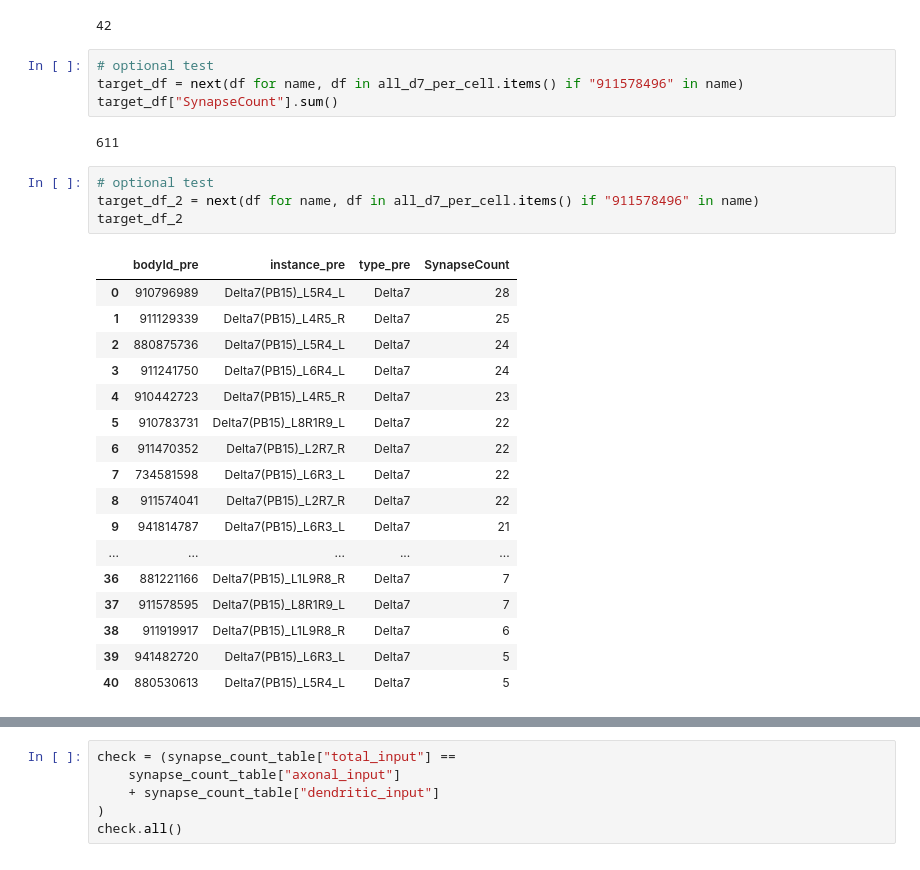
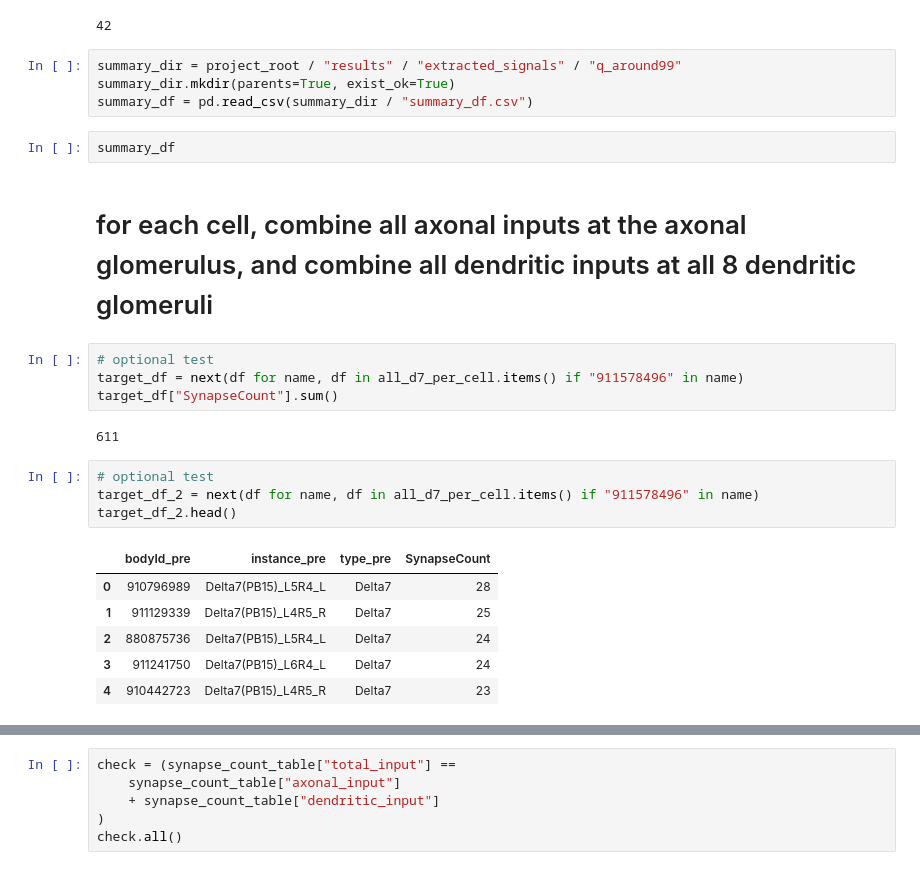
Before and after one commit to sansachenlelele/connectome_analysis_fisherlab, a Jupyter notebook: send_to_fisherlabgithub/notebooks/glucl_drive.ipynb, the cells around one changed output, grey strips where cells are left out. Drawn from its saved outputs; the diff is of its cells as text.

```diff
--- a/send_to_fisherlabgithub/notebooks/glucl_drive.ipynb
+++ b/send_to_fisherlabgithub/notebooks/glucl_drive.ipynb
@@ -88,6 +72,14 @@ all_d7_per_cell = {
 len(all_d7_per_cell)
 # %% [output]
 42
+# %%
+summary_dir = project_root / "results" / "extracted_signals" / "q_around99"
+summary_dir.mkdir(parents=True, exist_ok=True)
+summary_df = pd.read_csv(summary_dir / "summary_df.csv")
+# %%
+summary_df
+# %% [markdown]
+# for each cell, combine all axonal inputs at the axonal glomerulus, and combine all dendritic inputs at all 8 dendritic glomeruli
 # %%
 # optional test
 target_df = next(df for name, df in all_d7_per_cell.items() if "911578496" in name)
@@ -97,25 +89,14 @@ target_df["SynapseCount"].sum()
 # %%
 # optional test
 target_df_2 = next(df for name, df in all_d7_per_cell.items() if "911578496" in name)
-target_df_2
+target_df_2.head()
 # %% [output]
 |  | bodyId_pre | instance_pre | type_pre | SynapseCount |
 | 0 | 910796989 | Delta7(PB15)_L5R4_L | Delta7 | 28 |
 | 1 | 911129339 | Delta7(PB15)_L4R5_R | Delta7 | 25 |
 | 2 | 880875736 | Delta7(PB15)_L5R4_L | Delta7 | 24 |
 | 3 | 911241750 | Delta7(PB15)_L6R4_L | Delta7 | 24 |
 | 4 | 910442723 | Delta7(PB15)_L4R5_R | Delta7 | 23 |
-| 5 | 910783731 | Delta7(PB15)_L8R1R9_L | Delta7 | 22 |
-| 6 | 911470352 | Delta7(PB15)_L2R7_R | Delta7 | 22 |
-| 7 | 734581598 | Delta7(PB15)_L6R3_L | Delta7 | 22 |
-| 8 | 911574041 | Delta7(PB15)_L2R7_R | Delta7 | 22 |
-| 9 | 941814787 | Delta7(PB15)_L6R3_L | Delta7 | 21 |
-| ... | ... | ... | ... | ... |
-| 36 | 881221166 | Delta7(PB15)_L1L9R8_R | Delta7 | 7 |
-| 37 | 911578595 | Delta7(PB15)_L8R1R9_L | Delta7 | 7 |
-| 38 | 911919917 | Delta7(PB15)_L1L9R8_R | Delta7 | 6 |
-| 39 | 941482720 | Delta7(PB15)_L6R3_L | Delta7 | 5 |
-| 40 | 880530613 | Delta7(PB15)_L5R4_L | Delta7 | 5 |
 # %%
 synapse_count_table = glucl.build_synapse_count_table(
     delta_name=hemibrain_d7_names,
```
Also changed, not shown: parts of 24 cells of this notebook, 3 other files.
